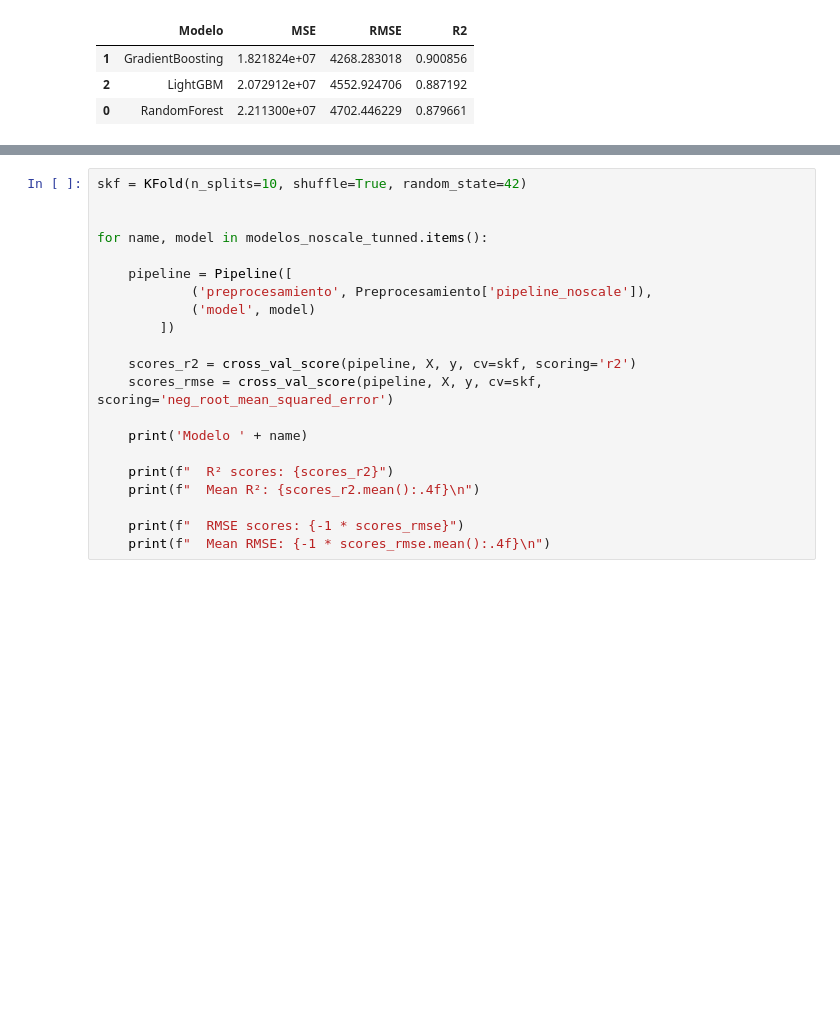
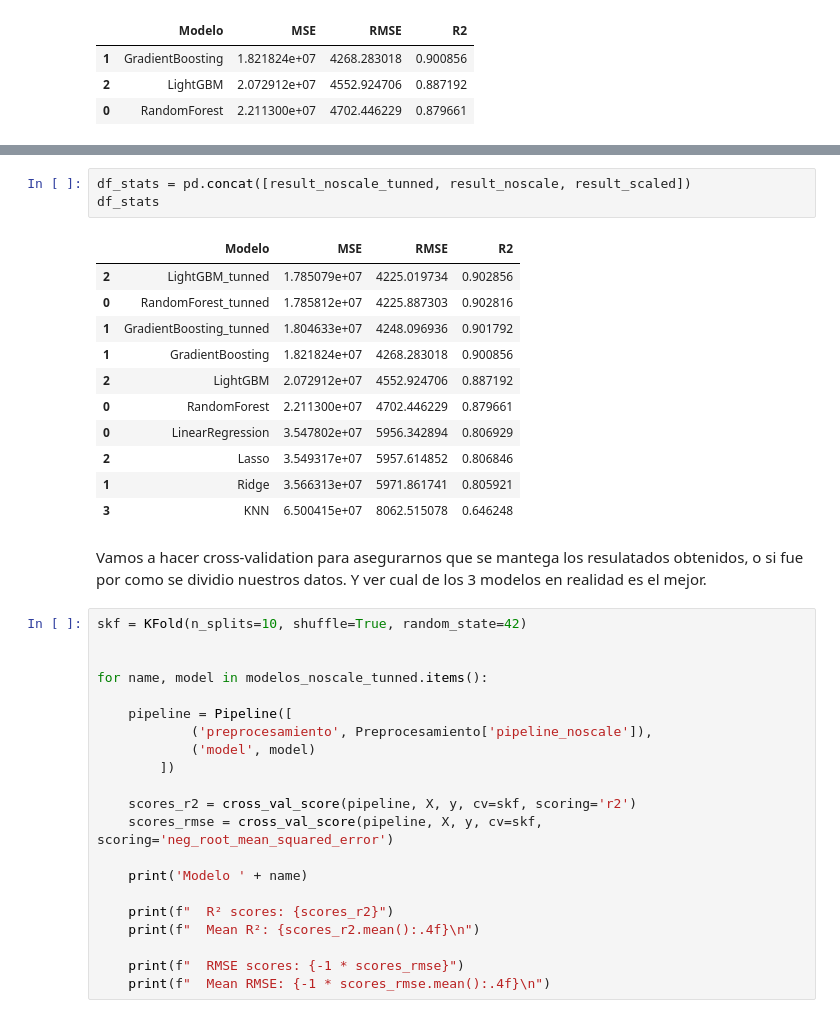
Before and after one commit to GaelRendon/proyecto_modelado, a Jupyter notebook: Regresion.ipynb, the cells around one changed output, grey strips where cells are left out. Cells and saved outputs as stored; diff of their text form; blank space fills up the shorter version.

```diff
--- a/Regresion.ipynb
+++ b/Regresion.ipynb
@@ -619,3 +645,20 @@ result_noscale_tunned
+# %%
+df_stats = pd.concat([result_noscale_tunned, result_noscale, result_scaled])
+df_stats
+# %% [output]
+|  | Modelo | MSE | RMSE | R2 |
+| 2 | LightGBM_tunned | 1.785079e+07 | 4225.019734 | 0.902856 |
+| 0 | RandomForest_tunned | 1.785812e+07 | 4225.887303 | 0.902816 |
+| 1 | GradientBoosting_tunned | 1.804633e+07 | 4248.096936 | 0.901792 |
+| 1 | GradientBoosting | 1.821824e+07 | 4268.283018 | 0.900856 |
+| 2 | LightGBM | 2.072912e+07 | 4552.924706 | 0.887192 |
+| 0 | RandomForest | 2.211300e+07 | 4702.446229 | 0.879661 |
+| 0 | LinearRegression | 3.547802e+07 | 5956.342894 | 0.806929 |
+| 2 | Lasso | 3.549317e+07 | 5957.614852 | 0.806846 |
+| 1 | Ridge | 3.566313e+07 | 5971.861741 | 0.805921 |
+| 3 | KNN | 6.500415e+07 | 8062.515078 | 0.646248 |
+# %% [markdown]
+Vamos a hacer cross-validation para asegurarnos que se mantega los resulatados obtenidos, o si fue por como se dividio nuestros datos. Y ver cual de los 3 modelos en realidad es el mejor.
 # %%
 skf = KFold(n_splits=10, shuffle=True, random_state=42)
 
```
Also changed, not shown: parts of 22 cells of this notebook.
